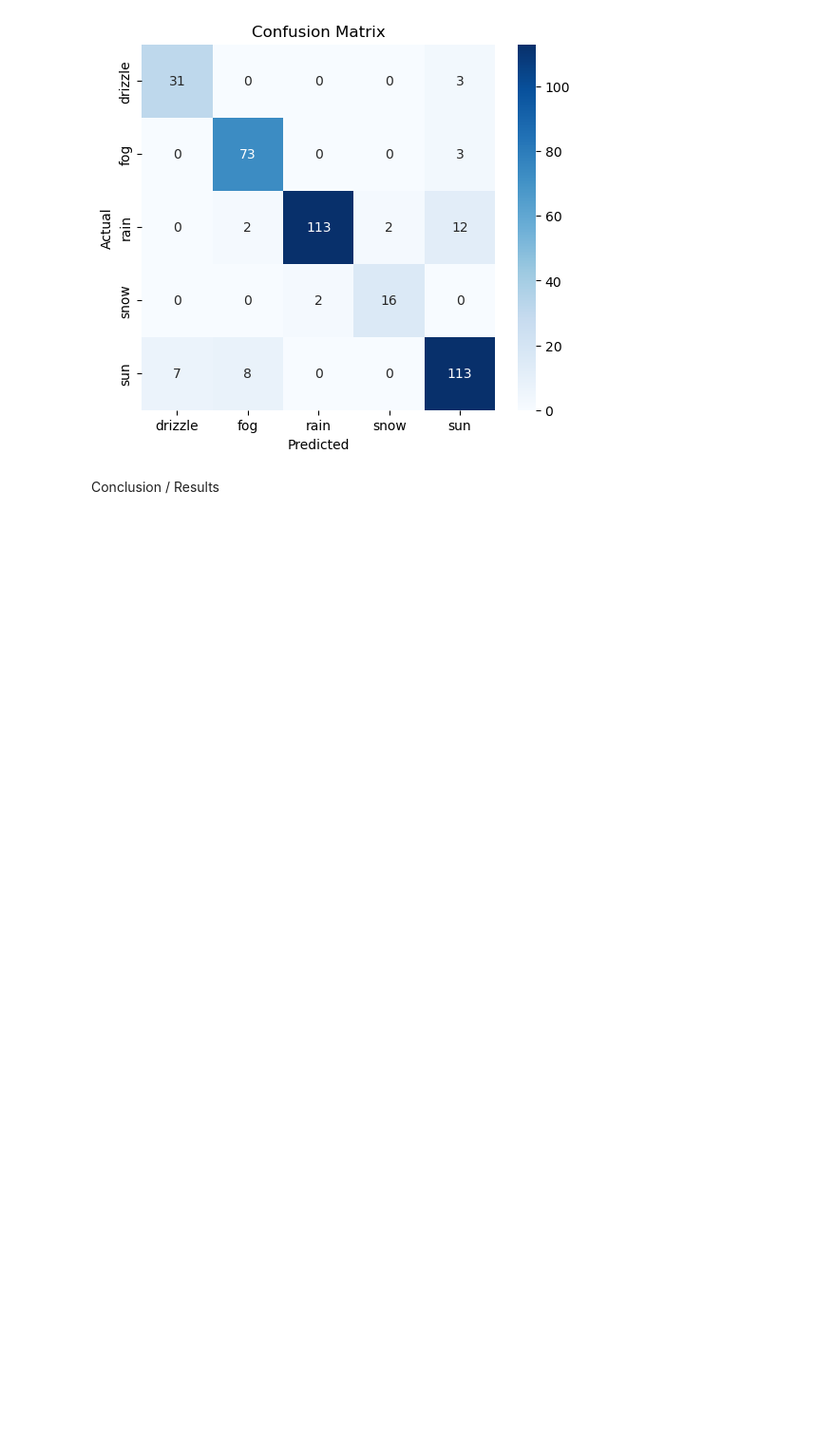
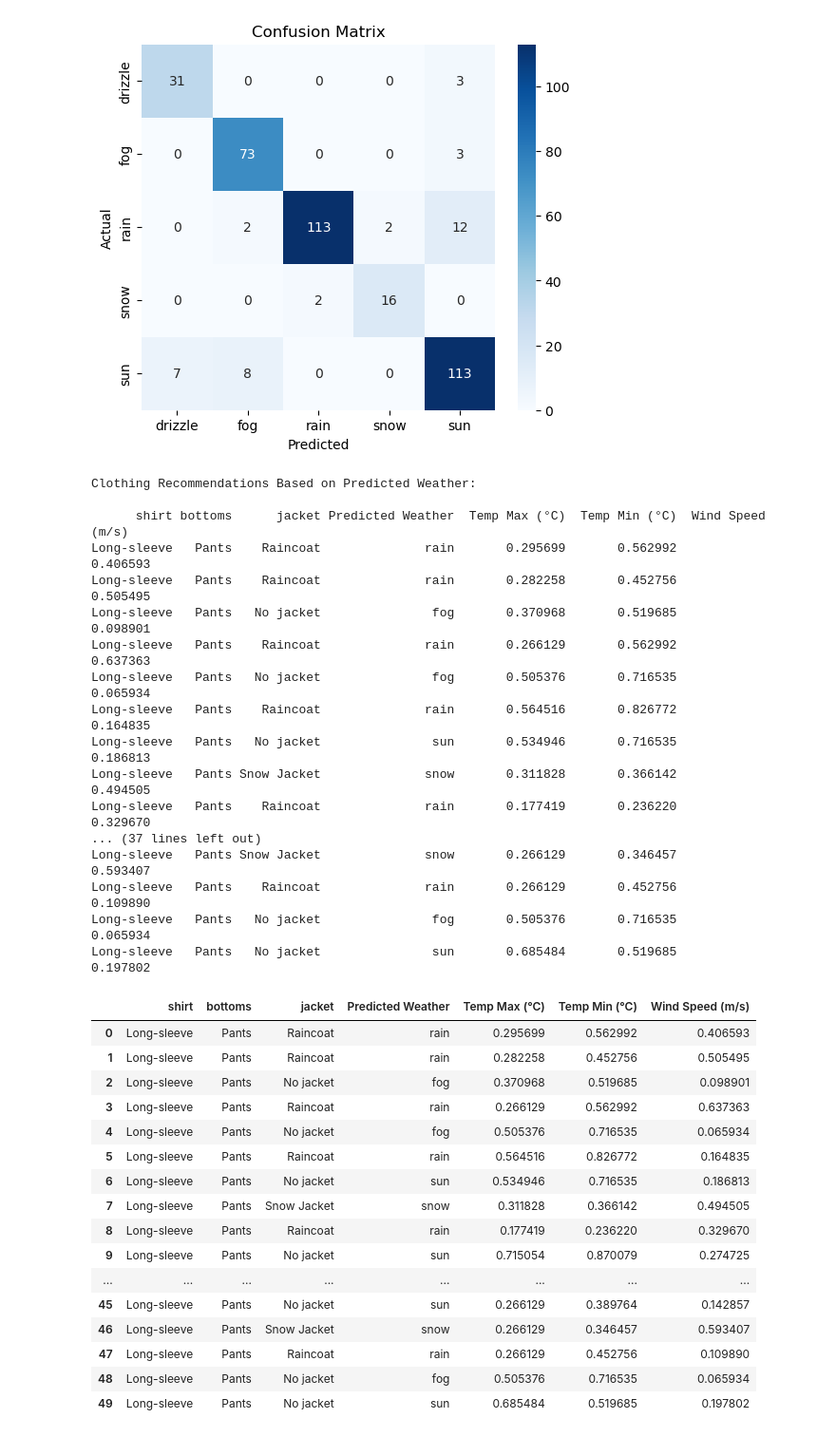
Before and after one commit to joshleh/WeatherWear, a Jupyter notebook: weather-predictor.ipynb, the cells around one changed output. Shown at 95% size. Cells and saved outputs as stored; diff of their text form; code cells hidden in the pictures; blank space fills up the shorter version.

```diff
--- a/weather-predictor.ipynb
+++ b/weather-predictor.ipynb
@@ -187,5 +220,67 @@ plt.title('Confusion Matrix')
 plt.show()
 # %% [output]
 [figure]
-# %% [markdown]
-Conclusion / Results
+# %%
+# Select a few random test samples
+sample_days = X_test.sample(50, random_state=42)
+predicted_weather = rf_model.predict(sample_days)
+
+# Generate recommendations for each sample
+recommendations = []
+for i in range(len(sample_days)):
+    temp_max_sample = sample_days.iloc[i]["temp_max"]
+    temp_min_sample = sample_days.iloc[i]["temp_min"]
+    wind_speed_sample = sample_days.iloc[i]["wind"]
+
+    recommendation = suggest_clothing(predicted_weather[i], temp_max_sample, temp_min_sample, wind_speed_sample)
+    recommendation["Predicted Weather"] = predicted_weather[i]
+    recommendation["Temp Max (°C)"] = temp_max_sample
+    recommendation["Temp Min (°C)"] = temp_min_sample
+    recommendation["Wind Speed (m/s)"] = wind_speed_sample
+
+    recommendations.append(recommendation)
+
+# Convert recommendations to DataFrame
+recommendation_df = pd.DataFrame(recommendations)
+
+# Display results in table format
+print("\nClothing Recommendations Based on Predicted Weather:\n")
+print(recommendation_df.to_string(index=False))
+
+# Display as a DataFrame
+recommendation_df
+# %% [output]
+Clothing Recommendations Based on Predicted Weather:
+
+      shirt bottoms      jacket Predicted Weather  Temp Max (°C)  Temp Min (°C)  Wind Speed (m/s)
+Long-sleeve   Pants    Raincoat              rain       0.295699       0.562992          0.406593
+Long-sleeve   Pants    Raincoat              rain       0.282258       0.452756          0.505495
+Long-sleeve   Pants   No jacket               fog       0.370968       0.519685          0.098901
+Long-sleeve   Pants    Raincoat              rain       0.266129       0.562992          0.637363
+Long-sleeve   Pants   No jacket               fog       0.505376       0.716535          0.065934
+Long-sleeve   Pants    Raincoat              rain       0.564516       0.826772          0.164835
+Long-sleeve   Pants   No jacket               sun       0.534946       0.716535          0.186813
+Long-sleeve   Pants Snow Jacket              snow       0.311828       0.366142          0.494505
+Long-sleeve   Pants    Raincoat              rain       0.177419       0.236220          0.329670
+... (37 lines left out)
+Long-sleeve   Pants Snow Jacket              snow       0.266129       0.346457          0.593407
+Long-sleeve   Pants    Raincoat              rain       0.266129       0.452756          0.109890
+Long-sleeve   Pants   No jacket               fog       0.505376       0.716535          0.065934
+Long-sleeve   Pants   No jacket               sun       0.685484       0.519685          0.197802
+|  | shirt | bottoms | jacket | Predicted Weather | Temp Max (°C) | Temp Min (°C) | Wind Speed (m/s) |
+| 0 | Long-sleeve | Pants | Raincoat | rain | 0.295699 | 0.562992 | 0.406593 |
+| 1 | Long-sleeve | Pants | Raincoat | rain | 0.282258 | 0.452756 | 0.505495 |
+| 2 | Long-sleeve | Pants | No jacket | fog | 0.370968 | 0.519685 | 0.098901 |
+| 3 | Long-sleeve | Pants | Raincoat | rain | 0.266129 | 0.562992 | 0.637363 |
+| 4 | Long-sleeve | Pants | No jacket | fog | 0.505376 | 0.716535 | 0.065934 |
+| 5 | Long-sleeve | Pants | Raincoat | rain | 0.564516 | 0.826772 | 0.164835 |
+| 6 | Long-sleeve | Pants | No jacket | sun | 0.534946 | 0.716535 | 0.186813 |
+| 7 | Long-sleeve | Pants | Snow Jacket | snow | 0.311828 | 0.366142 | 0.494505 |
+| 8 | Long-sleeve | Pants | Raincoat | rain | 0.177419 | 0.236220 | 0.329670 |
+| 9 | Long-sleeve | Pants | No jacket | sun | 0.715054 | 0.870079 | 0.274725 |
+| ... | ... | ... | ... | ... | ... | ... | ... |
+| 45 | Long-sleeve | Pants | No jacket | sun | 0.266129 | 0.389764 | 0.142857 |
+| 46 | Long-sleeve | Pants | Snow Jacket | snow | 0.266129 | 0.346457 | 0.593407 |
+| 47 | Long-sleeve | Pants | Raincoat | rain | 0.266129 | 0.452756 | 0.109890 |
+| 48 | Long-sleeve | Pants | No jacket | fog | 0.505376 | 0.716535 | 0.065934 |
+| 49 | Long-sleeve | Pants | No jacket | sun | 0.685484 | 0.519685 | 0.197802 |
```
Also changed, not shown: parts of 2 cells of this notebook, 1 other file.
